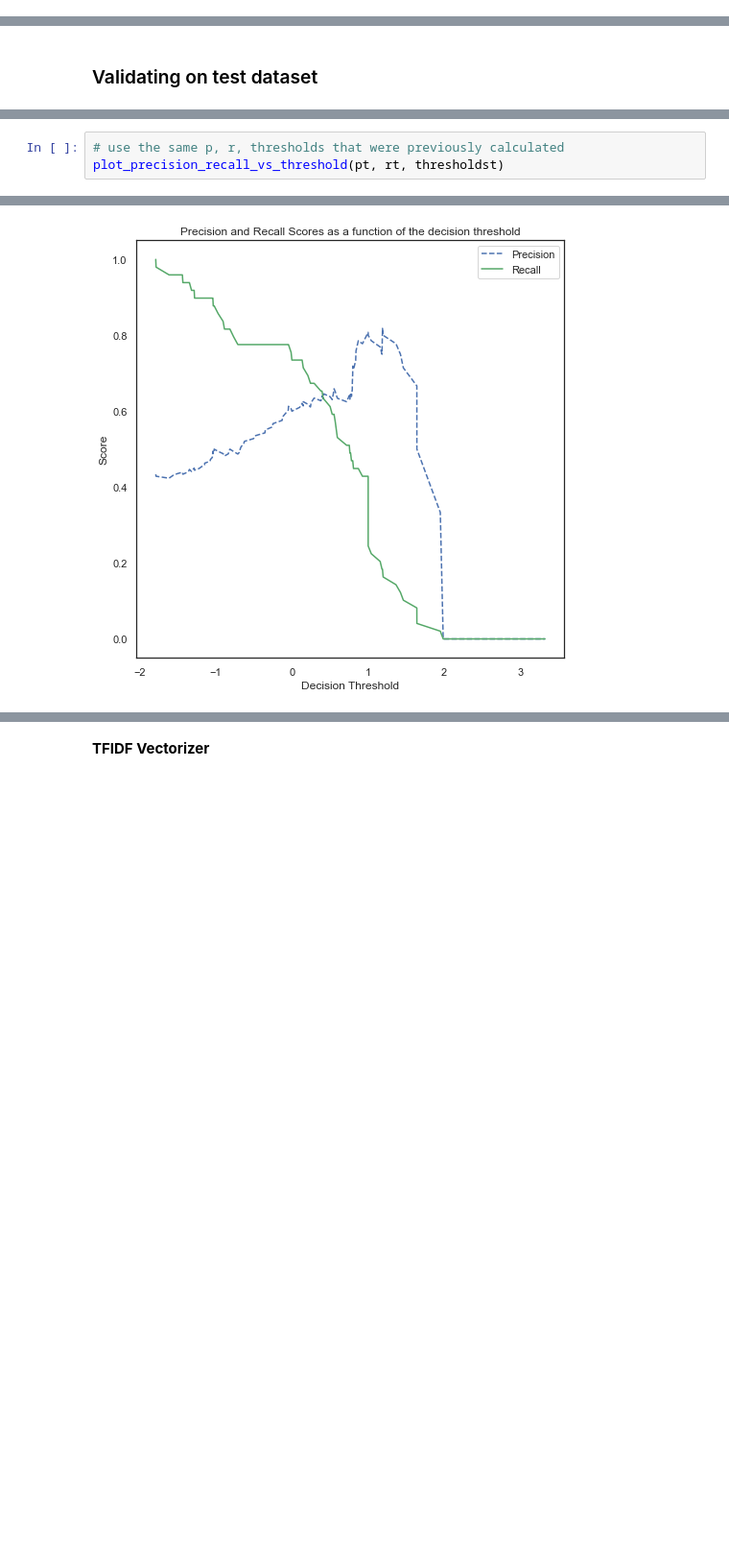
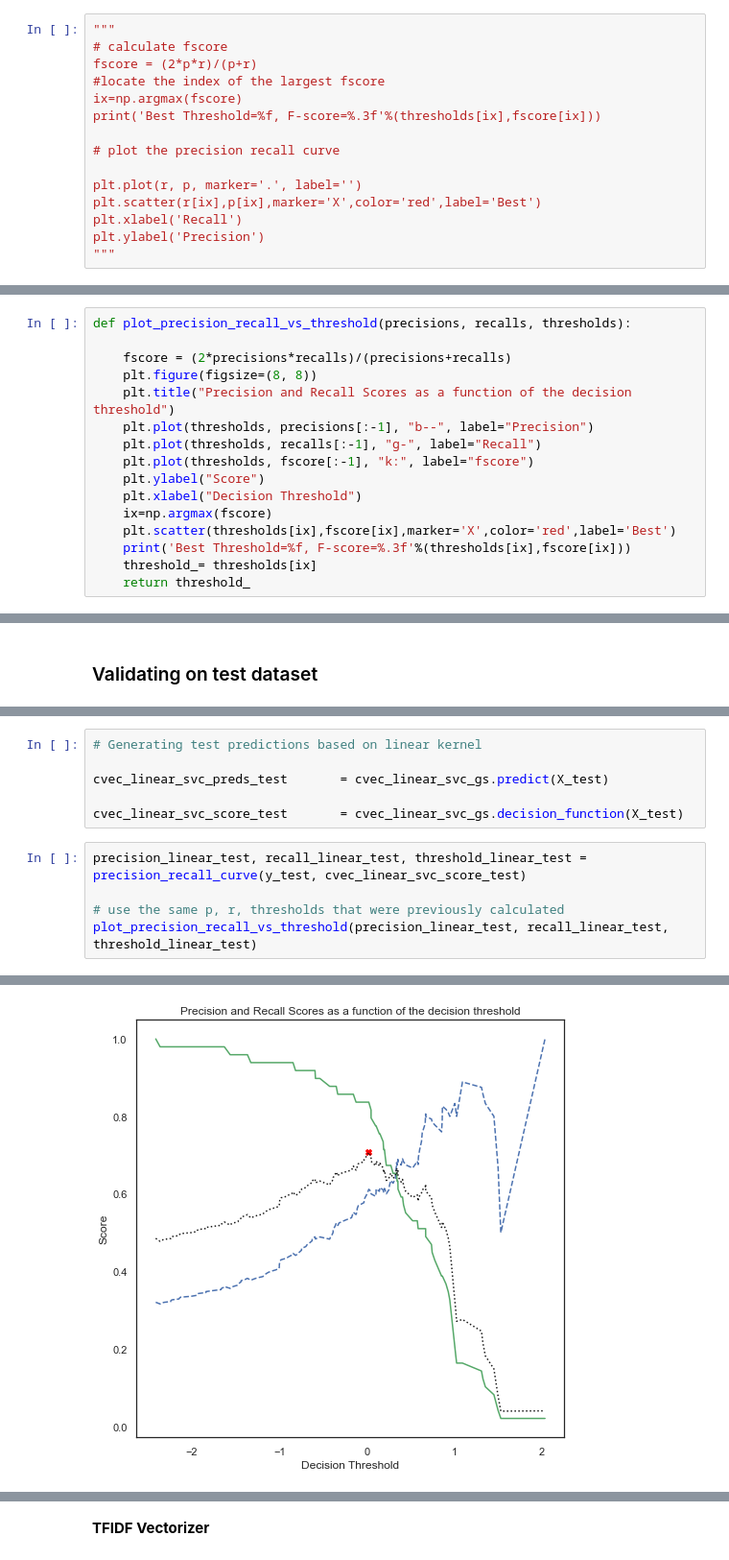
Before and after one commit to vivianyiny/eczema, a Jupyter notebook: Preprocessing & Modeling_tuning.ipynb, the cells around one changed output, grey strips where cells are left out. Shown at 96% size. Cells and saved outputs as stored; diff of their text form; blank space fills up the shorter version.

```diff
--- a/Preprocessing & Modeling_tuning.ipynb
+++ b/Preprocessing & Modeling_tuning.ipynb
@@ -323,0 +371,15 @@ plot_precision_recall_vs_threshold(p, r, thresholds)
+# %%
+"""
+# calculate fscore
+fscore = (2*p*r)/(p+r)
+#locate the index of the largest fscore
+ix=np.argmax(fscore)
+print('Best Threshold=%f, F-score=%.3f'%(thresholds[ix],fscore[ix]))
+
+# plot the precision recall curve
+
+plt.plot(r, p, marker='.', label='')
+plt.scatter(r[ix],p[ix],marker='X',color='red',label='Best')
+plt.xlabel('Recall')
+plt.ylabel('Precision')
+"""
@@ -323,0 +388,16 @@ plot_precision_recall_vs_threshold(p, r, thresholds)
+# %%
+def plot_precision_recall_vs_threshold(precisions, recalls, thresholds):
+
+    fscore = (2*precisions*recalls)/(precisions+recalls)
+    plt.figure(figsize=(8, 8))
+    plt.title("Precision and Recall Scores as a function of the decision threshold")
+    plt.plot(thresholds, precisions[:-1], "b--", label="Precision")
+    plt.plot(thresholds, recalls[:-1], "g-", label="Recall")
+    plt.plot(thresholds, fscore[:-1], "k:", label="fscore")
+    plt.ylabel("Score")
+    plt.xlabel("Decision Threshold")
+    ix=np.argmax(fscore)
+    plt.scatter(thresholds[ix],fscore[ix],marker='X',color='red',label='Best')
+    print('Best Threshold=%f, F-score=%.3f'%(thresholds[ix],fscore[ix]))
+    threshold_= thresholds[ix]
+    return threshold_
@@ -377,4 +506,12 @@ Text(0, 0.5, 'Precision')
+# %%
+# Generating test predictions based on linear kernel
+
+cvec_linear_svc_preds_test       = cvec_linear_svc_gs.predict(X_test)
+
+cvec_linear_svc_score_test       = cvec_linear_svc_gs.decision_function(X_test)
 # %%
+precision_linear_test, recall_linear_test, threshold_linear_test = precision_recall_curve(y_test, cvec_linear_svc_score_test)
+
 # use the same p, r, thresholds that were previously calculated
-plot_precision_recall_vs_threshold(pt, rt, thresholdst)
+plot_precision_recall_vs_threshold(precision_linear_test, recall_linear_test, threshold_linear_test)
 # %% [output]
@@ -381 +520 @@ plot_precision_recall_vs_threshold(pt, rt, thresholdst)
-[figure, old version]
+[figure, new version]
```
Also changed, not shown: parts of 73 cells of this notebook.
